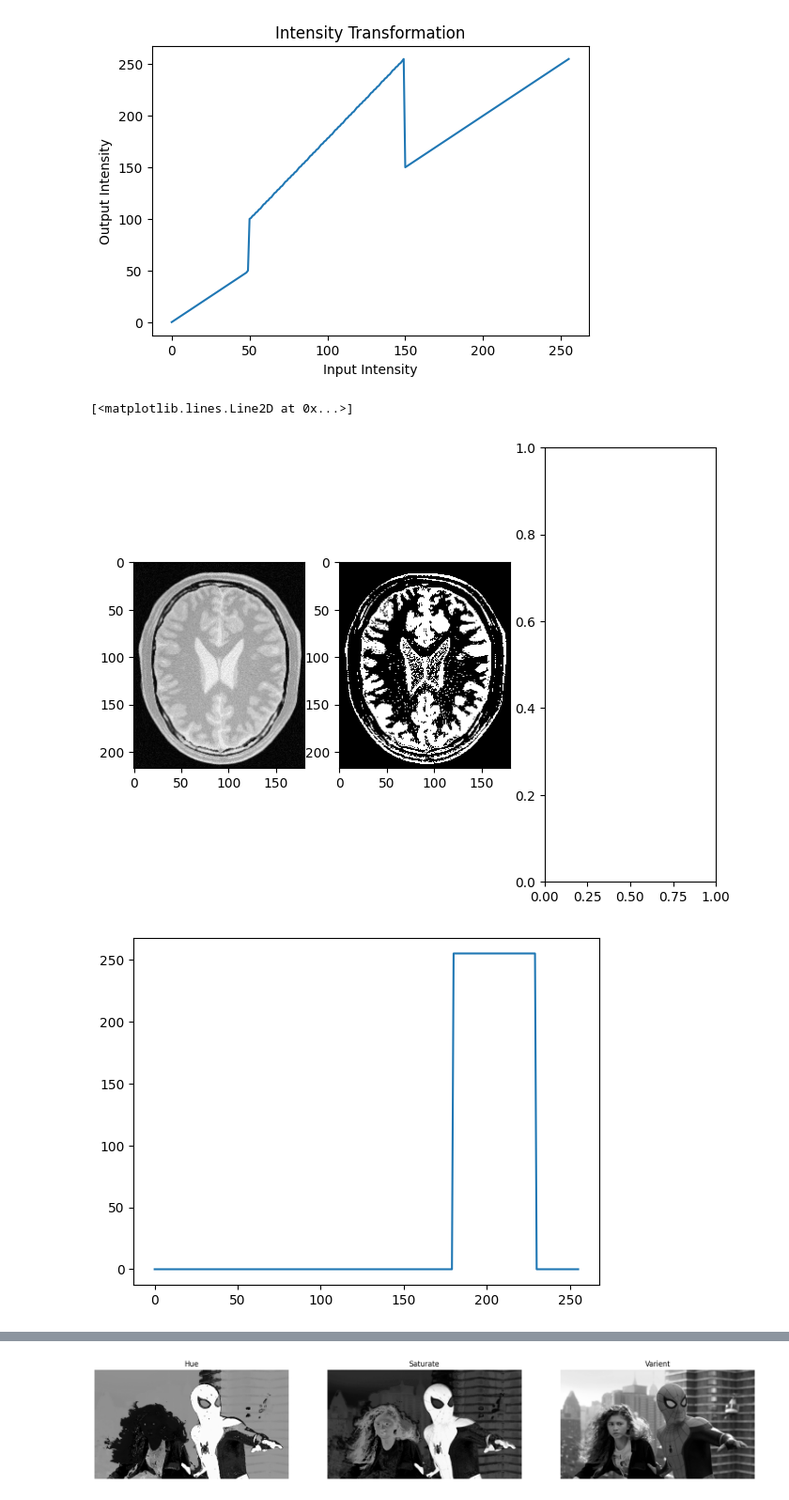
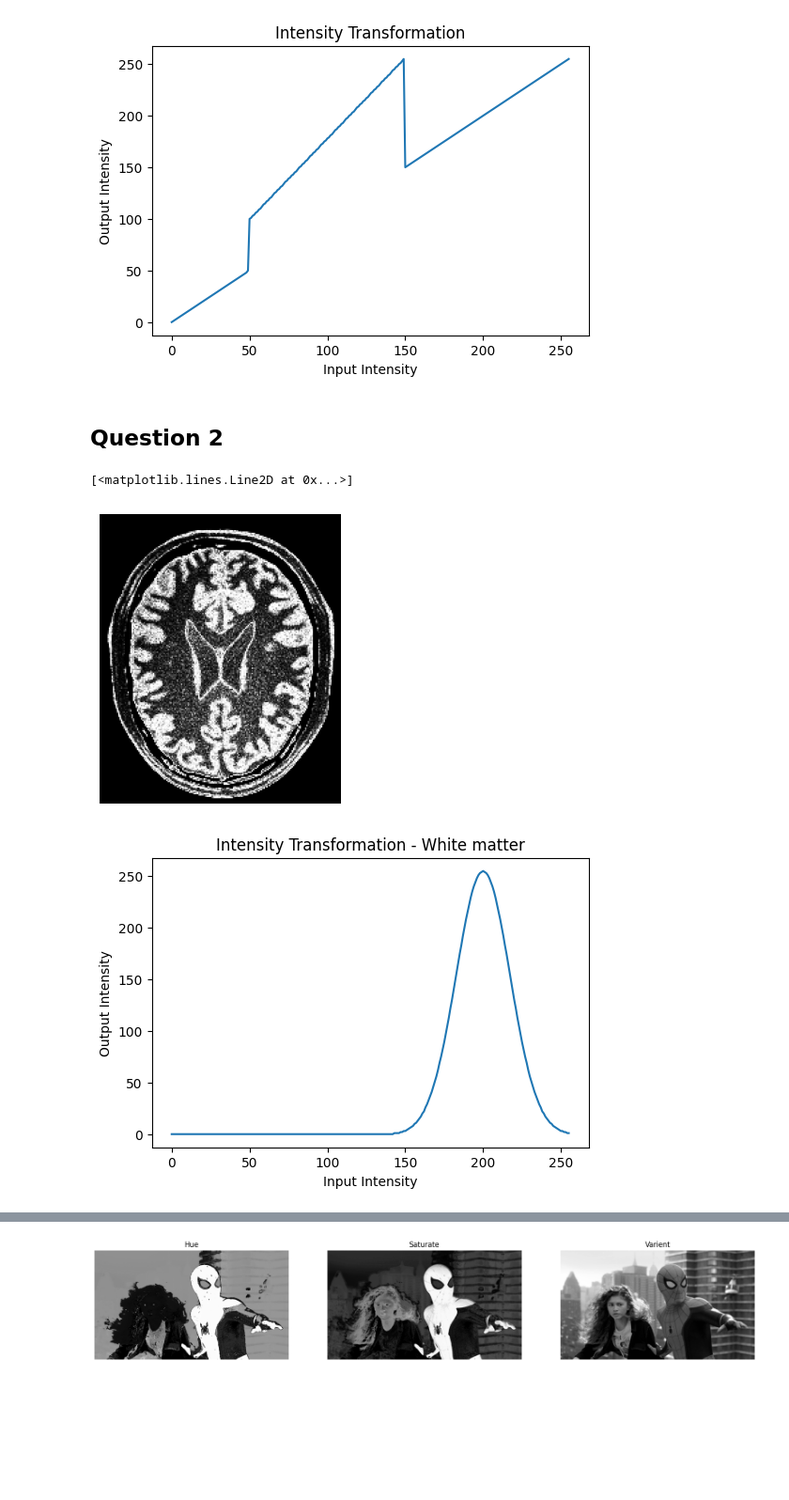
Before and after one commit to bathiy/EN3610-Image-Processing-and-Computer-Vision-, a Jupyter notebook: 220036L_Assignment1.ipynb, the cells around one changed output, grey strips where cells are left out. Shown at 94% size. Cells and saved outputs as stored; diff of their text form; code cells hidden in the pictures; blank space fills up the shorter version.

```diff
--- a/220036L_Assignment1.ipynb
+++ b/220036L_Assignment1.ipynb
@@ -33,24 +36,32 @@ ax.plot(tran)
 [<matplotlib.lines.Line2D at 0x...>]
 [figure]
 [figure]
+# %% [markdown]
+## Question 2
 # %%
 img = cv.imread("E:/UOM/UOM ACA 5/Computer Vision/Assignment/Ass1/a1images/a1images/brain_proton_density_slice.png", cv.IMREAD_GRAYSCALE)
 
-tran1 = np.linspace(0, 0, 180).astype(np.uint8)
-tran2 = np.linspace(255, 255, 50).astype(np.uint8)
-tran3 = np.linspace(0, 0, 26).astype(np.uint8)
+x = np.arange(0, 256)  # intensity range
+mean = 200             # peak at 255
+variance = 300
+sigma = np.sqrt(variance)
 
-tran = np.concatenate((tran1, tran2, tran3), axis=0).astype(np.uint8)
-
+# Gaussian curve formula
+tran = 255 * np.exp(- ((x - mean) ** 2) / (2 * sigma ** 2))
+tran = tran.astype(np.uint8)
 new_img = tran[img]
 
-fig, ax = plyt.subplots(1, 3, figsize=(8, 6))
-ax[0].imshow(img, cmap='gray', vmin = 0, vmax = 255)
-ax[1].imshow(new_img, cmap='gray', vmin = 0, vmax = 255)
 
-fig, ax = plyt.subplots()
+fig, ax = plyt.subplots(figsize=(6, 4))
+ax.imshow(new_img, cmap='gray', vmin = 0, vmax = 255)
+ax.axis('off')
+
+fig, ax = plyt.subplots(figsize=(6, 4))
+ax.set_title("Intensity Transformation - White matter")
+ax.set_xlabel("Input Intensity")
+ax.set_ylabel("Output Intensity")
 ax.plot(tran)
 # %% [output]
 [<matplotlib.lines.Line2D at 0x...>]
-[figure, old version]
+[figure, new version]
-[figure, old version]
+[figure, new version]
```
Also changed, not shown: parts of 15 cells of this notebook.
